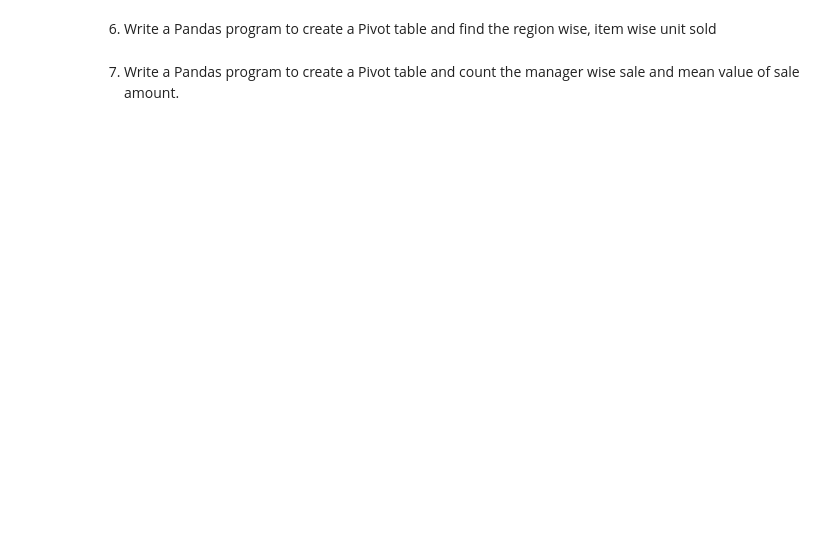
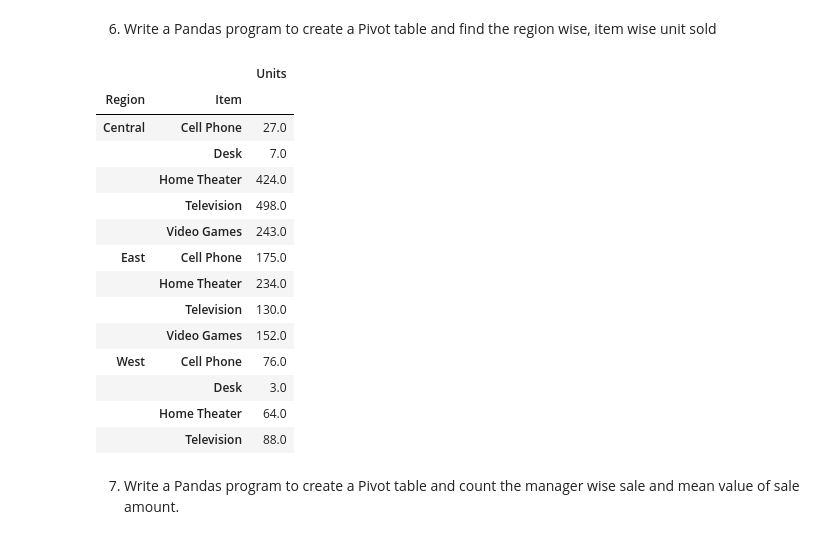
Before and after one commit to vivekc18/pydata, a Jupyter notebook: sales_data.ipynb, the cells around one changed output. Drawn from its saved outputs; the diff is of its cells as text; code cells hidden in the pictures; blank space fills up the shorter version.

```diff
--- a/sales_data.ipynb
+++ b/sales_data.ipynb
@@ -11,4 +106,23 @@
 # %% [markdown]
 6. Write a Pandas program to create a Pivot table and find the region wise, item wise unit sold
+# %%
+table6=pd.pivot_table(df,index=['Region','Item'],values='Units',aggfunc='sum')
+table6
+# %% [output]
+|  |  | Units |
+| Region | Item |  |
+| Central | Cell Phone | 27.0 |
+|  | Desk | 7.0 |
+|  | Home Theater | 424.0 |
+|  | Television | 498.0 |
+|  | Video Games | 243.0 |
+| East | Cell Phone | 175.0 |
+|  | Home Theater | 234.0 |
+|  | Television | 130.0 |
+|  | Video Games | 152.0 |
+| West | Cell Phone | 76.0 |
+|  | Desk | 3.0 |
+|  | Home Theater | 64.0 |
+|  | Television | 88.0 |
 # %% [markdown]
 7. Write a Pandas program to create a Pivot table and count the manager wise sale and mean value of sale amount.
```
Also changed, not shown: parts of 13 cells of this notebook.
